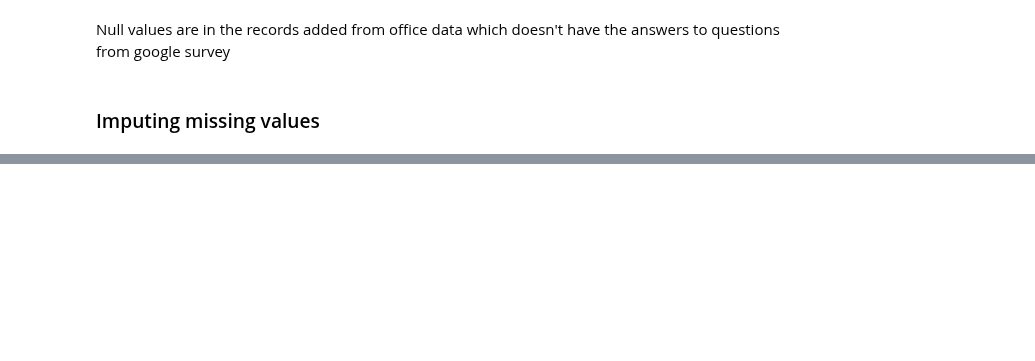
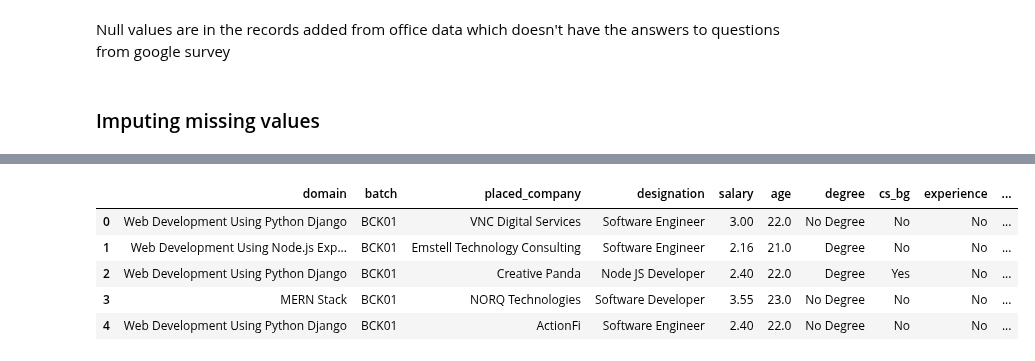
Before and after one commit to mubarakmayyeri/worth-machine-learning, a Jupyter notebook: 2_data_cleaning/cleaning_feature_engineering.ipynb, the cells around one changed output, grey strips where cells are left out. Drawn from its saved outputs; the diff is of its cells as text; code cells hidden in the pictures; blank space fills up the shorter version.

```diff
--- a/2_data_cleaning/cleaning_feature_engineering.ipynb
+++ b/2_data_cleaning/cleaning_feature_engineering.ipynb
@@ -174,0 +196,28 @@ print(df)
+# %%
+# Replacing "-" with null values
+data['placed_company'] = data['placed_company'].replace('-', np.NaN)
+data['salary'] = data['salary'].replace('-', np.NaN)
+
+data['salary'] = data['salary'].astype("float")
+# %%
+# Converting datatypes of object to category for imputation
+df = data.copy()
+
+list_str_obj_cols = df.columns[df.dtypes == "object"].tolist()
+for str_obj_col in list_str_obj_cols:
+    df[str_obj_col] = df[str_obj_col].astype("category")
+# %%
+# Imputation with miceforest
+import miceforest as mf
+
+# Create kernels
+kernel = mf.ImputationKernel(
+  data=df,
+  save_all_iterations=True,
+  random_state=1343
+)
+
+# Run the MICE algorithm for 3 iterations on each of the datasets
+kernel.mice(3,verbose=True)
+#print(kernel)
+completed_dataset = kernel.complete_data(dataset=0, inplace=False)
@@ -174,0 +230,9 @@ print(df)
+# %%
+completed_dataset.head()
+# %% [output]
+|  | domain | batch | placed_company | designation | salary | age | degree | cs_bg | experience | ... |
+| 0 | Web Development Using Python Django | BCK01 | VNC Digital Services | Software Engineer | 3.00 | 22.0 | No Degree | No | No | ... |
+| 1 | Web Development Using Node.js Exp... | BCK01 | Emstell Technology Consulting | Software Engineer | 2.16 | 21.0 | Degree | No | No | ... |
+| 2 | Web Development Using Python Django | BCK01 | Creative Panda | Node JS Developer | 2.40 | 22.0 | Degree | Yes | No | ... |
+| 3 | MERN Stack | BCK01 | NORQ Technologies | Software Developer | 3.55 | 23.0 | No Degree | No | No | ... |
+| 4 | Web Development Using Python Django | BCK01 | ActionFi | Software Engineer | 2.40 | 22.0 | No Degree | No | No | ... |
```
Also changed, not shown: parts of 16 cells of this notebook, 5 other files.
